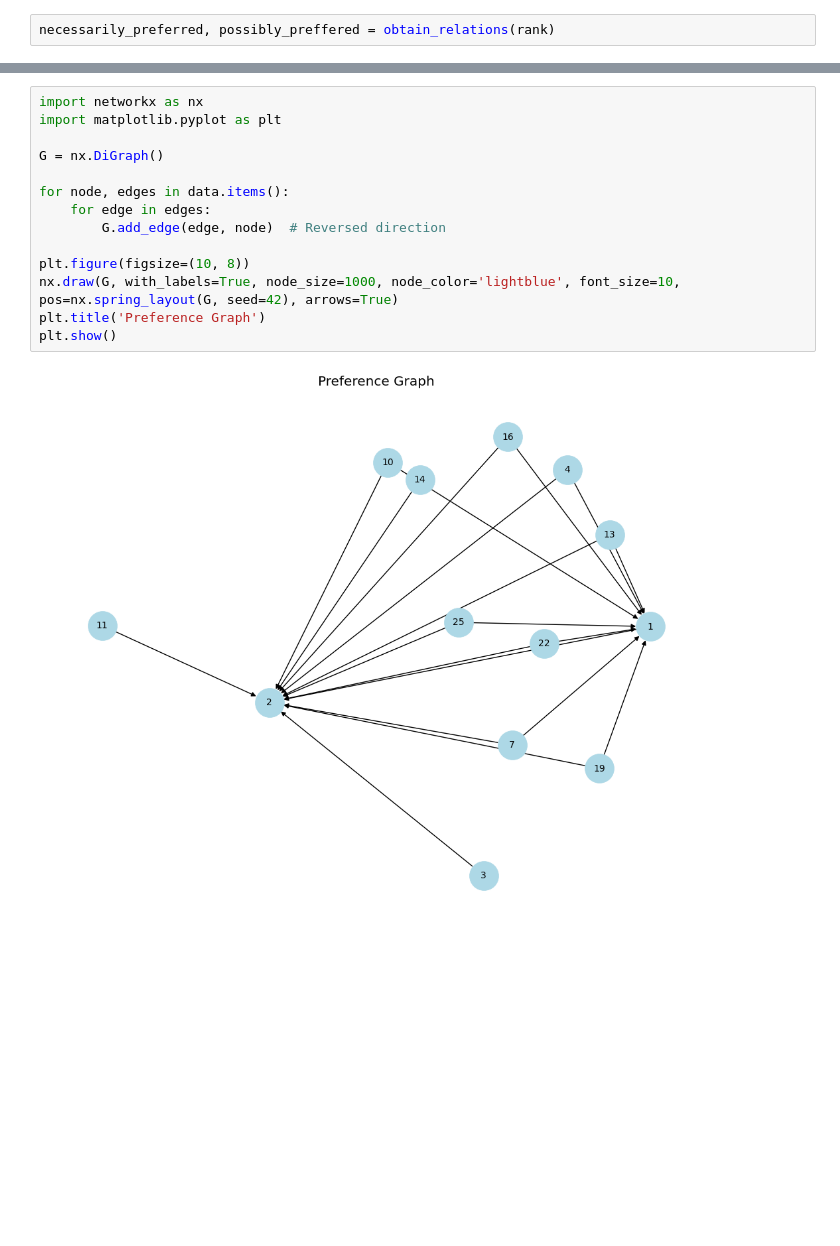
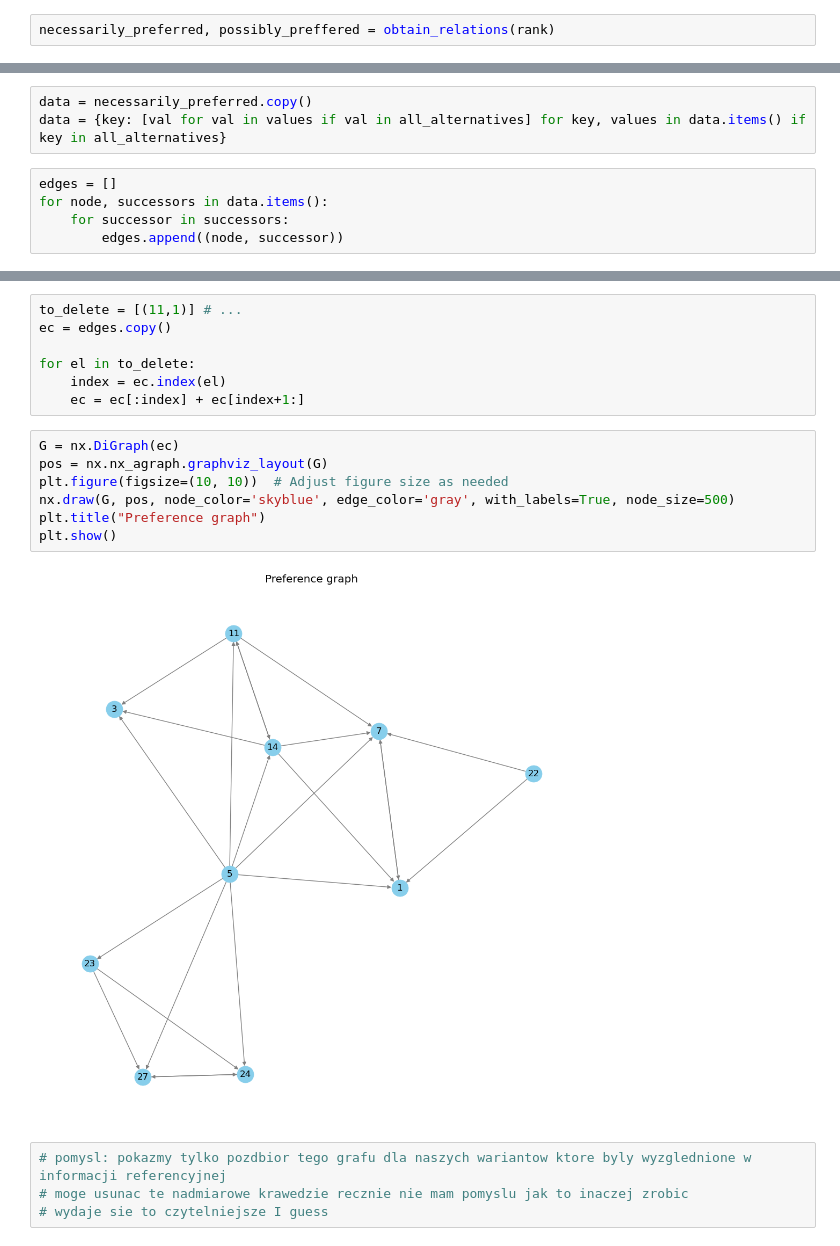
Before and after one commit to majsterkovic/iswd-project-1, a Jupyter notebook: solver.ipynb, the cells around one changed output, grey strips where cells are left out. Saved outputs shown, nothing was run; the diff lists cells and outputs as text; blank space fills up the shorter version.

```diff
--- a/solver.ipynb
+++ b/solver.ipynb
@@ -74 +68,9 @@ Text(0.5, 1.0, 'Preferential Relations Tree')
+# %%
+data = necessarily_preferred.copy()
+data = {key: [val for val in values if val in all_alternatives] for key, values in data.items() if key in all_alternatives}
+# %%
+edges = []
+for node, successors in data.items():
+    for successor in successors:
+        edges.append((node, successor))
 # %%
@@ -76,16 +89,20 @@ data = necessarily_preferred.copy()
-# %%
-import networkx as nx
-import matplotlib.pyplot as plt
-
-G = nx.DiGraph()
-
-for node, edges in data.items():
-    for edge in edges:
-        G.add_edge(edge, node)  # Reversed direction
-
-plt.figure(figsize=(10, 8))
-nx.draw(G, with_labels=True, node_size=1000, node_color='lightblue', font_size=10, pos=nx.spring_layout(G, seed=42), arrows=True)
-plt.title('Preference Graph')
-plt.show()
-# %% [output]
-[figure, removed]
+# %%
+to_delete = [(11,1)] # ...
+ec = edges.copy()
+
+for el in to_delete:
+    index = ec.index(el)
+    ec = ec[:index] + ec[index+1:]
+# %%
+G = nx.DiGraph(ec)
+pos = nx.nx_agraph.graphviz_layout(G)
+plt.figure(figsize=(10, 10))  # Adjust figure size as needed
+nx.draw(G, pos, node_color='skyblue', edge_color='gray', with_labels=True, node_size=500)
+plt.title("Preference graph")
+plt.show()
+# %% [output]
+[figure, added]
+# %%
+# pomysl: pokazmy tylko pozdbior tego grafu dla naszych wariantow ktore byly wyzglednione w informacji referencyjnej
+# moge usunac te nadmiarowe krawedzie recznie nie mam pomyslu jak to inaczej zrobic
+# wydaje sie to czytelniejsze I guess
```
Also changed, not shown: parts of 9 cells of this notebook, 1 other file.
